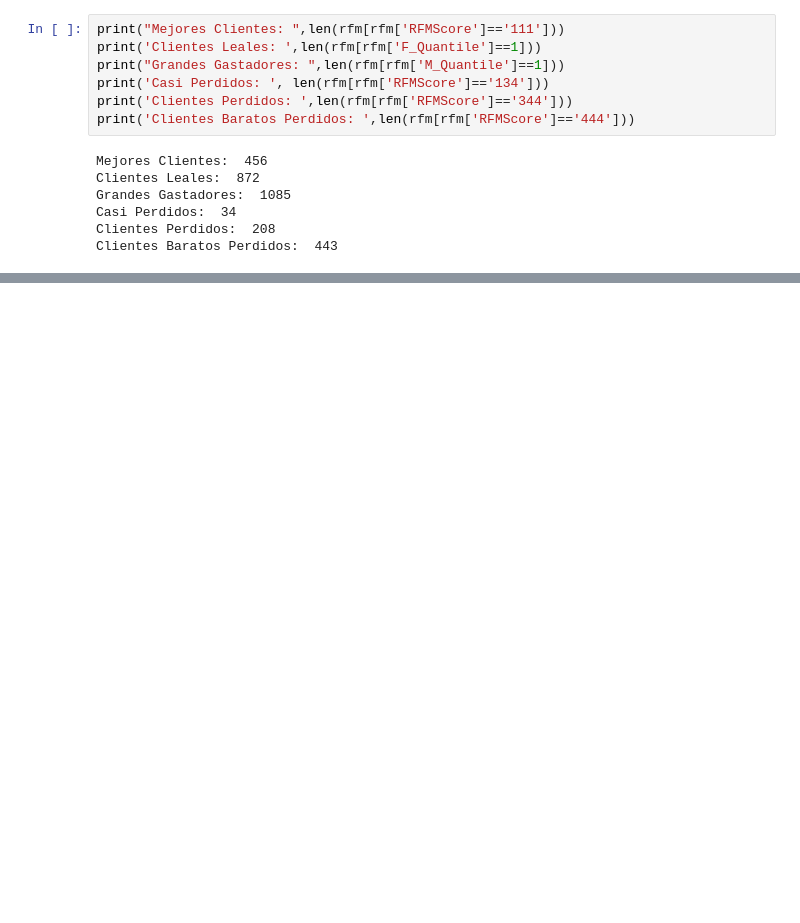
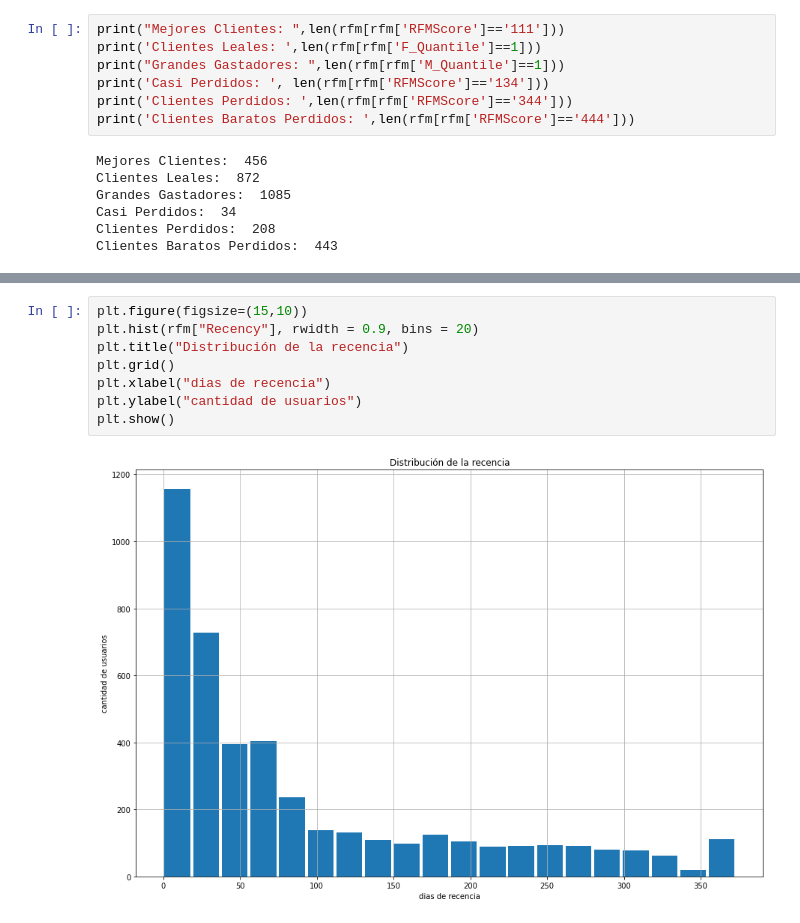
Before and after one commit to cirssax/VisualizacionDatos, a Jupyter notebook: notebooks/P2_EDA.ipynb, the cells around one changed output, grey strips where cells are left out. Cells and saved outputs as stored; diff of their text form; blank space fills up the shorter version.

```diff
--- a/notebooks/P2_EDA.ipynb
+++ b/notebooks/P2_EDA.ipynb
@@ -576,0 +631,10 @@ Clientes Baratos Perdidos:  443
+# %%
+plt.figure(figsize=(15,10))
+plt.hist(rfm["Recency"], rwidth = 0.9, bins = 20)
+plt.title("Distribución de la recencia")
+plt.grid()
+plt.xlabel("dias de recencia")
+plt.ylabel("cantidad de usuarios")
+plt.show()
+# %% [output]
+[figure, added]
```
Also changed, not shown: parts of 26 cells of this notebook.
